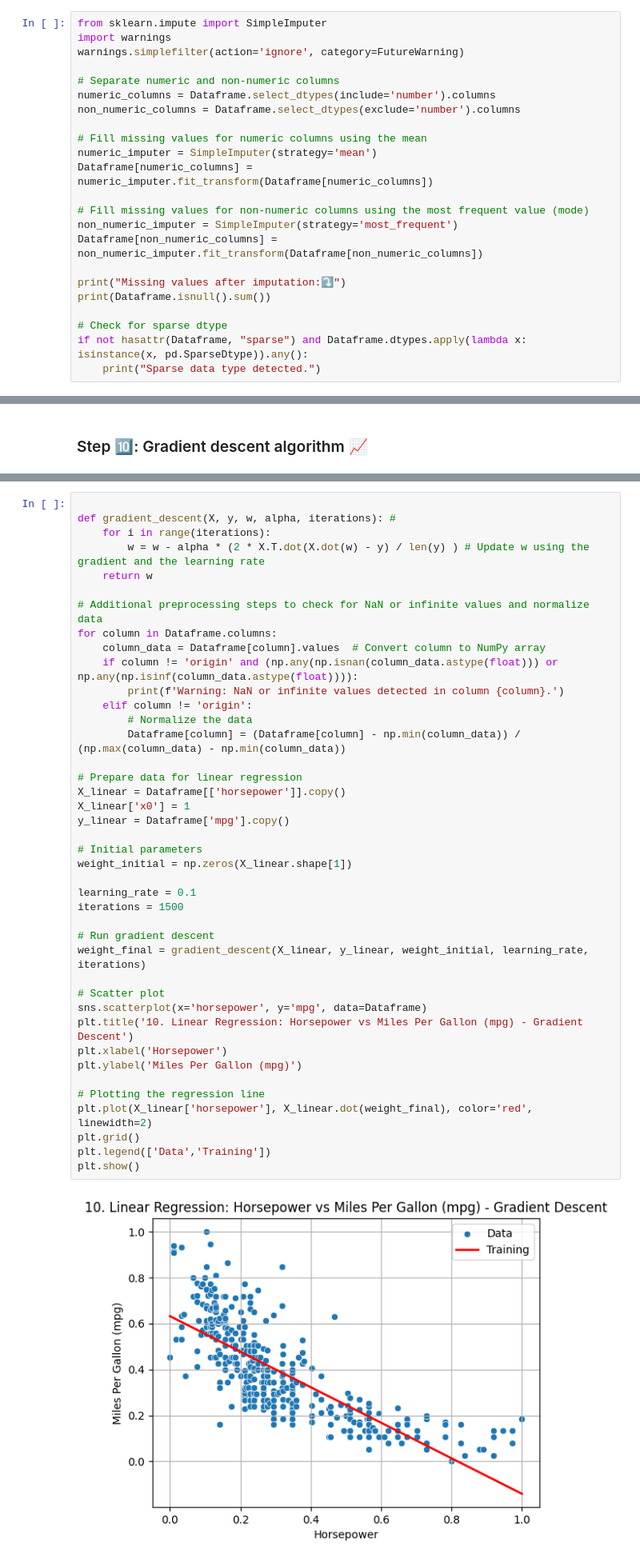
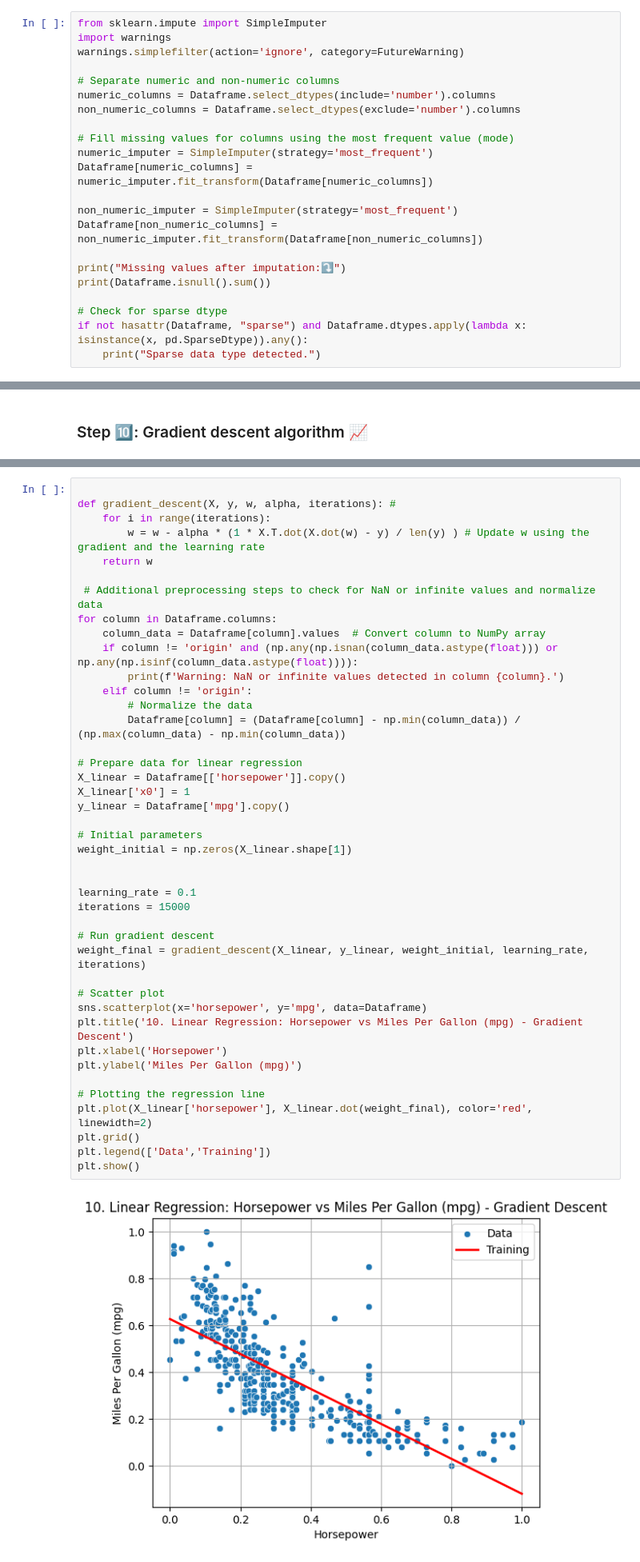
Before and after one commit to Omarmasalmah/Machine_Learning-Assignment_1-, a Jupyter notebook: code.ipynb, the cells around one changed output, grey strips where cells are left out. Shown at 80% size. Cells and saved outputs as stored; diff of their text form.

```diff
--- a/code.ipynb
+++ b/code.ipynb
@@ -64,11 +64,10 @@ warnings.simplefilter(action='ignore', category=FutureWarning)
 numeric_columns = Dataframe.select_dtypes(include='number').columns
 non_numeric_columns = Dataframe.select_dtypes(exclude='number').columns
 
-# Fill missing values for numeric columns using the mean
-numeric_imputer = SimpleImputer(strategy='mean')
+# Fill missing values for columns using the most frequent value (mode)
+numeric_imputer = SimpleImputer(strategy='most_frequent')
 Dataframe[numeric_columns] = numeric_imputer.fit_transform(Dataframe[numeric_columns])
 
-# Fill missing values for non-numeric columns using the most frequent value (mode)
 non_numeric_imputer = SimpleImputer(strategy='most_frequent')
 Dataframe[non_numeric_columns] = non_numeric_imputer.fit_transform(Dataframe[non_numeric_columns])
 
@@ -271,45 +271,46 @@ The provided code starts with data preprocessing, checking for NaN or infinite v
 
 def gradient_descent(X, y, w, alpha, iterations): #
     for i in range(iterations):
-        w = w - alpha * (2 * X.T.dot(X.dot(w) - y) / len(y) ) # Update w using the gradient and the learning rate
+        w = w - alpha * (1 * X.T.dot(X.dot(w) - y) / len(y) ) # Update w using the gradient and the learning rate
     return w
 
-# Additional preprocessing steps to check for NaN or infinite values and normalize data
+ # Additional preprocessing steps to check for NaN or infinite values and normalize data
 for column in Dataframe.columns:
     column_data = Dataframe[column].values  # Convert column to NumPy array
     if column != 'origin' and (np.any(np.isnan(column_data.astype(float))) or np.any(np.isinf(column_data.astype(float)))):
         print(f'Warning: NaN or infinite values detected in column {column}.')
     elif column != 'origin':
         # Normalize the data
         Dataframe[column] = (Dataframe[column] - np.min(column_data)) / (np.max(column_data) - np.min(column_data))
 
 # Prepare data for linear regression
 X_linear = Dataframe[['horsepower']].copy()
 X_linear['x0'] = 1
 y_linear = Dataframe['mpg'].copy()
 
 # Initial parameters
 weight_initial = np.zeros(X_linear.shape[1])
 
+
 learning_rate = 0.1
-iterations = 1500
+iterations = 15000
 
 # Run gradient descent
 weight_final = gradient_descent(X_linear, y_linear, weight_initial, learning_rate, iterations)
 
 # Scatter plot
 sns.scatterplot(x='horsepower', y='mpg', data=Dataframe)
 plt.title('10. Linear Regression: Horsepower vs Miles Per Gallon (mpg) - Gradient Descent')
 plt.xlabel('Horsepower')
 plt.ylabel('Miles Per Gallon (mpg)')
 
 # Plotting the regression line
 plt.plot(X_linear['horsepower'], X_linear.dot(weight_final), color='red', linewidth=2)
 plt.grid()
 plt.legend(['Data','Training'])
 plt.show()
 # %% [output]
-[figure, old version]
+[figure, new version]
 # %% [markdown]
 The provided code successfully applies the **gradient descent** algorithm for linear regression on the 'cars.csv' dataset, predicting 'mpg' based on 'horsepower.' The resulting scatter plot demonstrates the learned linear regression line, showcasing the model's ability to capture the relationship between the variables. Further refinements and evaluations could enhance the model's performance, but the current implementation serves as a fundamental example of linear regression using gradient descent.
 # %% [markdown]
```
Also changed, not shown: parts of 6 cells of this notebook.
